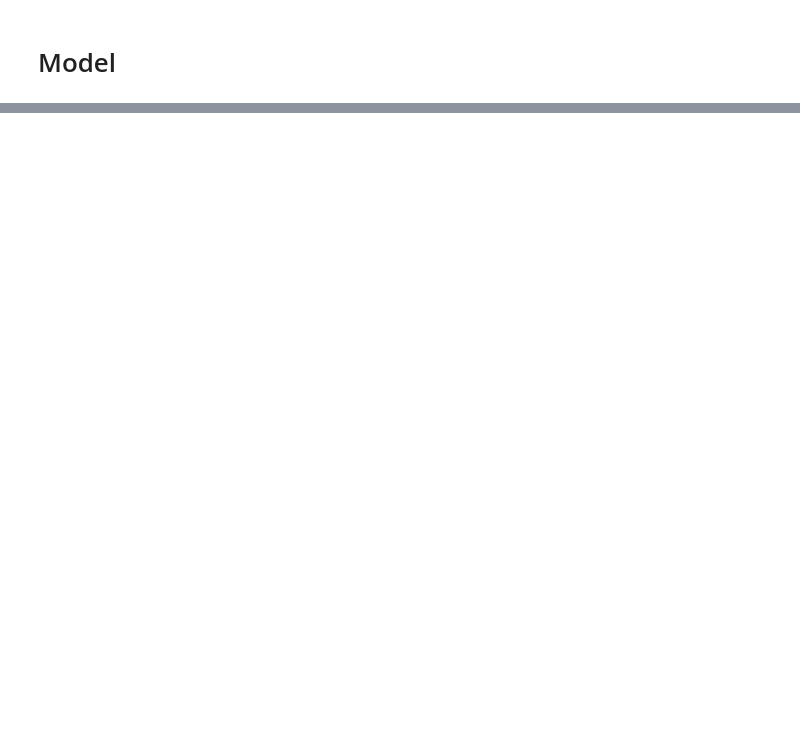
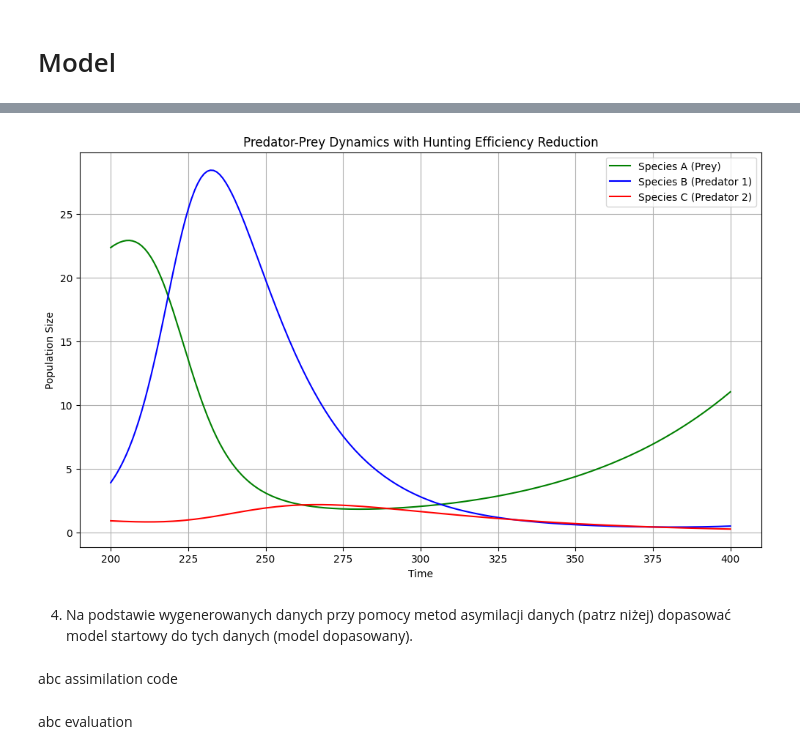
Before and after one commit to datascience-agh-wi-lz/ComplexSystems, a Jupyter notebook: lab3/lab3-data-assimilation.ipynb, the cells around one changed output, grey strips where cells are left out. Cells and saved outputs as stored; diff of their text form; code cells hidden in the pictures; blank space fills up the shorter version.

```diff
--- a/lab3/lab3-data-assimilation.ipynb
+++ b/lab3/lab3-data-assimilation.ipynb
@@ -152,0 +220,2 @@ plt.show()
+# %%
+learning_interval = (200,400)
@@ -152,0 +225,18 @@ plt.show()
+# %%
+training_sol = evaluate_model_and_plot(
+        predator_prey_ode,
+        base_model_params,
+        [
+            start_model_params['initial_population_A'],
+            start_model_params['initial_population_B'],
+            start_model_params['initial_population_C']
+        ],
+        t_eval= np.linspace(learning_interval[0], learning_interval[1],learning_interval[1]- learning_interval[0]),
+        plot=True
+    )
+# %% [output]
+[figure, added]
+# %% [markdown]
+4. Na podstawie wygenerowanych danych przy pomocy metod asymilacji danych (patrz niżej) dopasować model startowy do tych danych (model dopasowany).
+# %% [markdown]
+abc assimilation code
@@ -152,0 +284,2 @@ plt.show()
+# %% [markdown]
+abc evaluation
```
Also changed, not shown: parts of 34 cells of this notebook, 19 other files.
